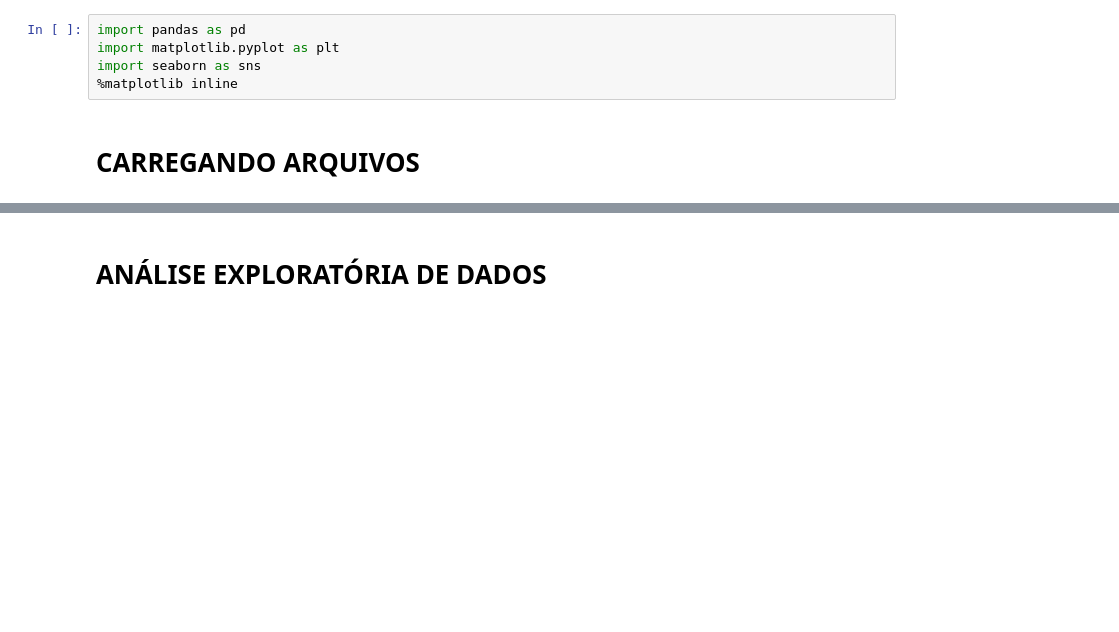
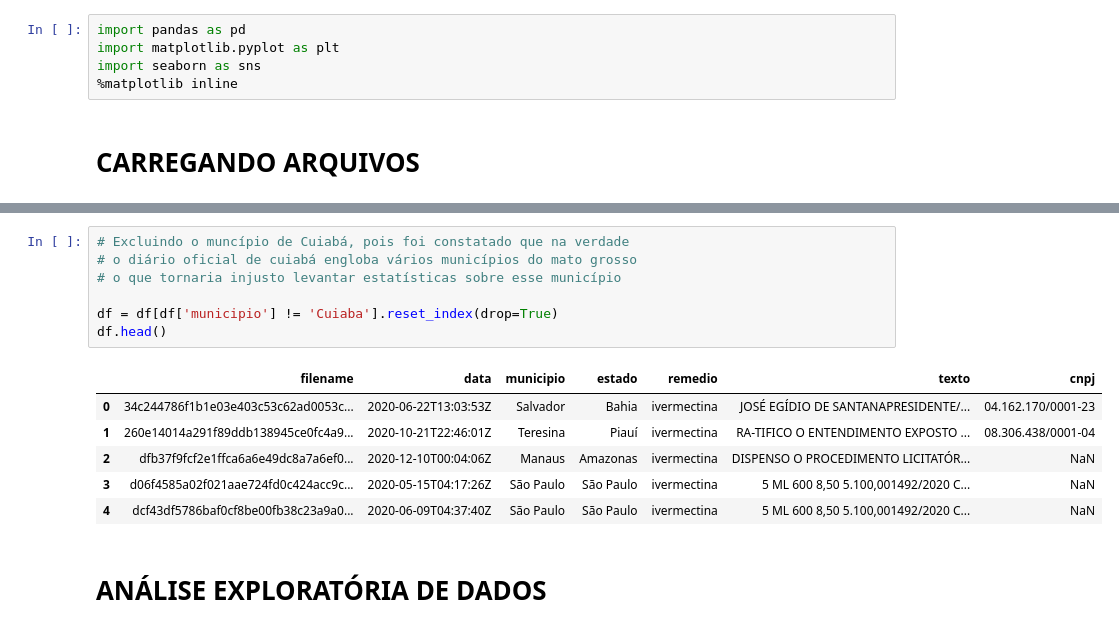
Before and after one commit to bezerraescossia/imd-data-science, a Jupyter notebook: eda.ipynb, the cells around one changed output, grey strips where cells are left out. Drawn from its saved outputs; the diff is of its cells as text; blank space fills up the shorter version.

```diff
--- a/eda.ipynb
+++ b/eda.ipynb
@@ -17,6 +17,20 @@ df.head()
 | 2 | dfb37f9fcf2e1ffca6a6e49dc8a7a6ef0... | 2020-12-10T00:04:06Z | Manaus | Amazonas | ivermectina | DISPENSO O PROCEDIMENTO LICITATÓR... | NaN |
 | 3 | 48754976b557ced1b37a97cd871741a8d... | 2020-11-05T19:55:59Z | Cuiaba | Mato Grosso | ivermectina | IRANIZO MATOS RODRIGUESPREGOEIROP... | 84.551.191/0001-70 |
 | 4 | d658afdb9eeec69b0c258f9e61175b213... | 2020-11-05T19:40:20Z | Cuiaba | Mato Grosso | ivermectina | ANKE HELGA SCHWABE, NO USO DE SUA... | NaN |
+# %%
+# Excluindo o muncípio de Cuiabá, pois foi constatado que na verdade
+# o diário oficial de cuiabá engloba vários municípios do mato grosso
+# o que tornaria injusto levantar estatísticas sobre esse município
+
+df = df[df['municipio'] != 'Cuiaba'].reset_index(drop=True)
+df.head()
+# %% [output]
+|  | filename | data | municipio | estado | remedio | texto | cnpj |
+| 0 | 34c244786f1b1e03e403c53c62ad0053c... | 2020-06-22T13:03:53Z | Salvador | Bahia | ivermectina | JOSÉ EGÍDIO DE SANTANAPRESIDENTE/... | 04.162.170/0001-23 |
+| 1 | 260e14014a291f89ddb138945ce0fc4a9... | 2020-10-21T22:46:01Z | Teresina | Piauí | ivermectina | RA-TIFICO O ENTENDIMENTO EXPOSTO ... | 08.306.438/0001-04 |
+| 2 | dfb37f9fcf2e1ffca6a6e49dc8a7a6ef0... | 2020-12-10T00:04:06Z | Manaus | Amazonas | ivermectina | DISPENSO O PROCEDIMENTO LICITATÓR... | NaN |
+| 3 | d06f4585a02f021aae724fd0c424acc9c... | 2020-05-15T04:17:26Z | São Paulo | São Paulo | ivermectina | 5 ML 600 8,50 5.100,001492/2020 C... | NaN |
+| 4 | dcf43df5786baf0cf8be00fb38c23a9a0... | 2020-06-09T04:37:40Z | São Paulo | São Paulo | ivermectina | 5 ML 600 8,50 5.100,001492/2020 C... | NaN |
 # %% [markdown]
 # ANÁLISE EXPLORATÓRIA DE DADOS
 # %% [markdown]
```
Also changed, not shown: parts of 7 cells of this notebook, 7 other files.
